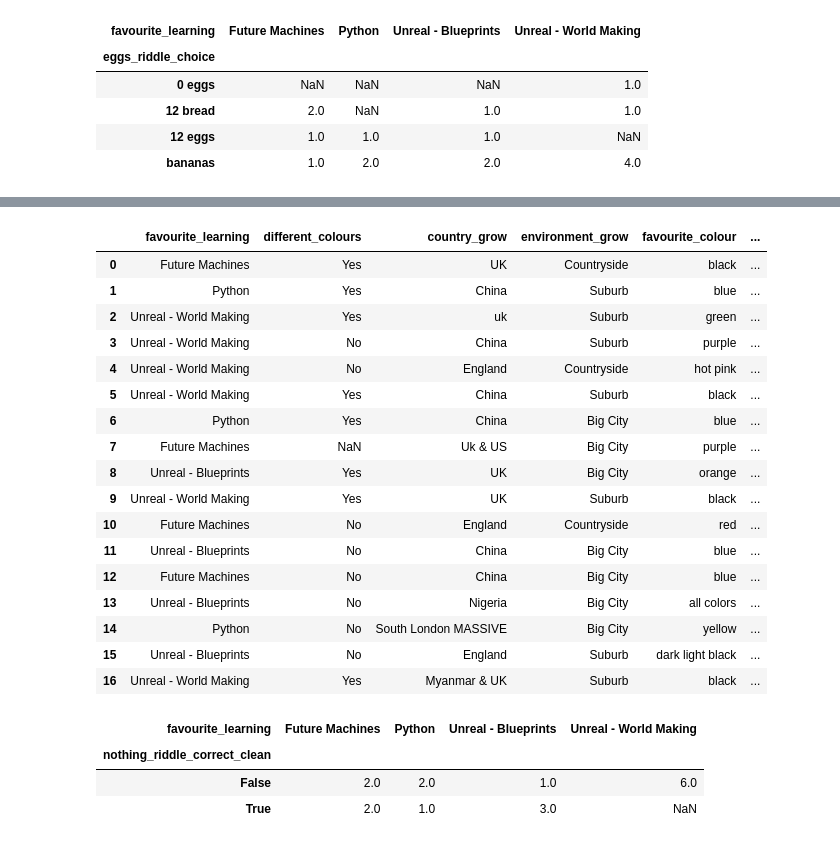
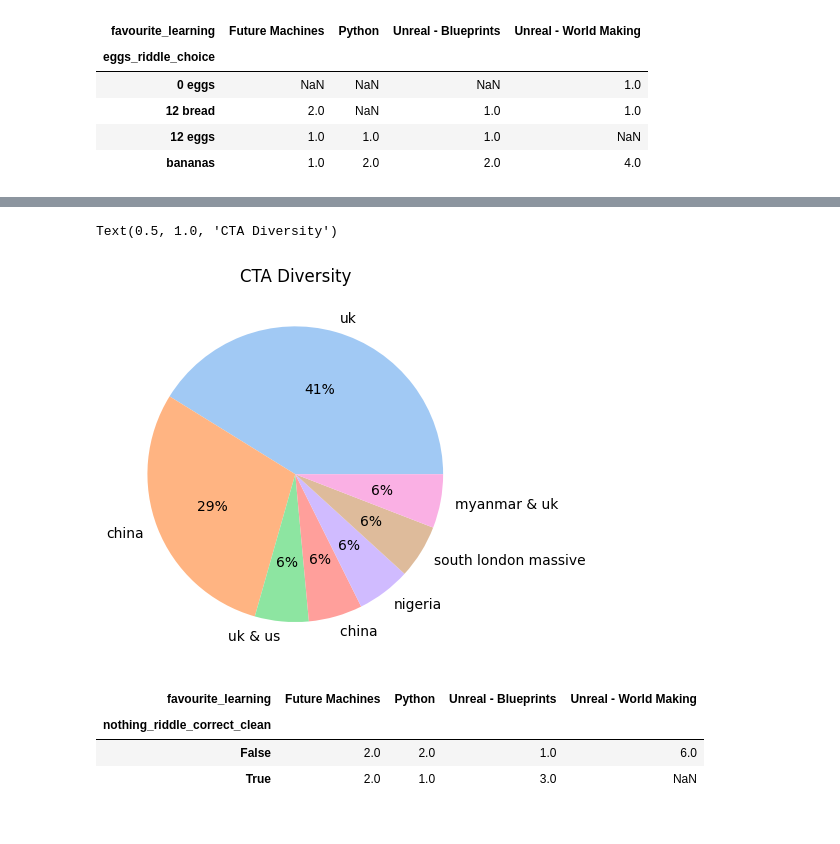
Before and after one commit to proud-p/cta_coding_assignments, a Jupyter notebook: data_among_us/avika_data_amongst_us.ipynb, the cells around one changed output, grey strips where cells are left out. Drawn from its saved outputs; the diff is of its cells as text; code cells hidden in the pictures.

```diff
--- a/data_among_us/avika_data_amongst_us.ipynb
+++ b/data_among_us/avika_data_amongst_us.ipynb
@@ -330,24 +345,16 @@ plt.show()
-# %%
-df
-# %% [output]
-|  | favourite_learning | different_colours | country_grow | environment_grow | favourite_colour | ... |
-| 0 | Future Machines | Yes | UK | Countryside | black | ... |
-| 1 | Python | Yes | China | Suburb | blue | ... |
-| 2 | Unreal - World Making | Yes | uk | Suburb | green | ... |
-| 3 | Unreal - World Making | No | China | Suburb | purple | ... |
-| 4 | Unreal - World Making | No | England | Countryside | hot pink | ... |
-| 5 | Unreal - World Making | Yes | China | Suburb | black | ... |
-| 6 | Python | Yes | China | Big City | blue | ... |
-| 7 | Future Machines | NaN | Uk & US | Big City | purple | ... |
-| 8 | Unreal - Blueprints | Yes | UK | Big City | orange | ... |
-| 9 | Unreal - World Making | Yes | UK | Suburb | black | ... |
-| 10 | Future Machines | No | England | Countryside | red | ... |
-| 11 | Unreal - Blueprints | No | China | Big City | blue | ... |
-| 12 | Future Machines | No | China | Big City | blue | ... |
-| 13 | Unreal - Blueprints | No | Nigeria | Big City | all colors | ... |
-| 14 | Python | No | South London MASSIVE | Big City | yellow | ... |
-| 15 | Unreal - Blueprints | No | England | Suburb | dark light black | ... |
-| 16 | Unreal - World Making | Yes | Myanmar & UK | Suburb | black | ... |
+# %%
+# CTA3 Diversity
+colors = sns.color_palette('pastel')[0:7]
+
+df_country = pd.DataFrame(df['country_grow_clean'].value_counts()).reset_index()
+
+#create pie chart
+plt.pie(df_country['count'], labels=df_country['country_grow_clean'], colors = colors, autopct='%.0f%%')
+
+plt.title('CTA Diversity')
+# %% [output]
+Text(0.5, 1.0, 'CTA Diversity')
+[figure, added]
 # %%
 # how bad are people at riddles
 
```
Also changed, not shown: parts of 5 cells of this notebook, 1 other file.
